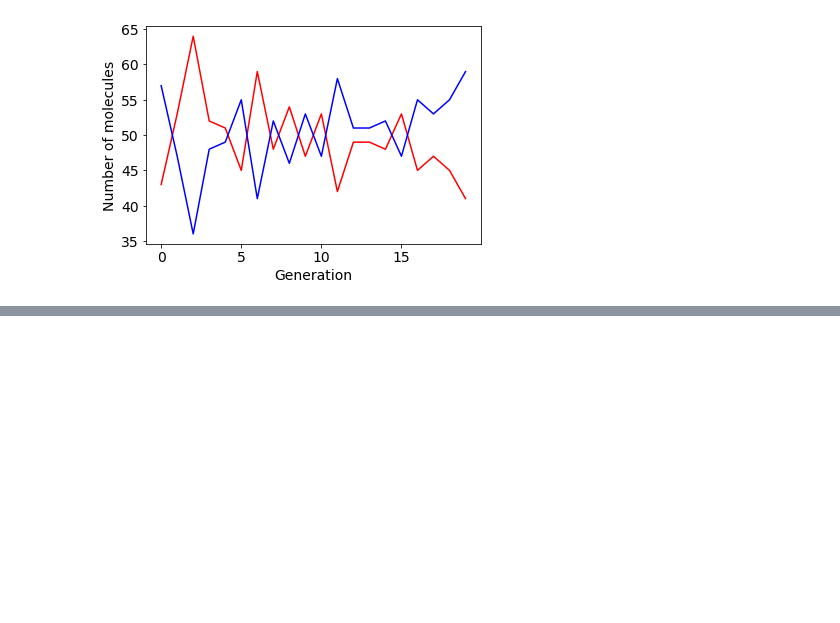
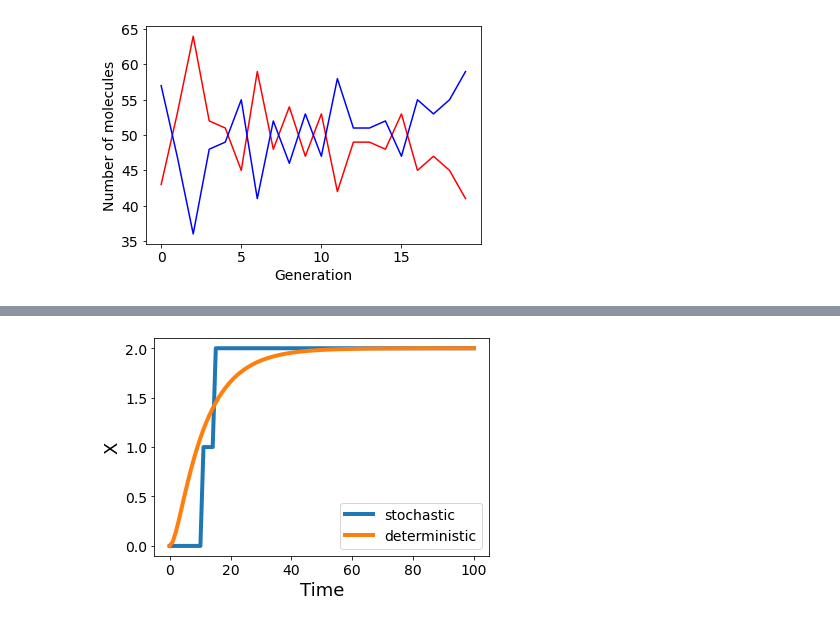
Before and after one commit to BioSysDesign/E164, a Jupyter notebook: reading/week7_stochastic_systems.ipynb, the cells around one changed output, grey strips where cells are left out. Cells and saved outputs as stored; diff of their text form; code cells hidden in the pictures; blank space fills up the shorter version.

```diff
--- a/reading/week7_stochastic_systems.ipynb
+++ b/reading/week7_stochastic_systems.ipynb
@@ -115,0 +218,24 @@ The first two terms define the ways in which we get to the microstate with $X$ m
+# %%
+species = ['T', 'X']
+params = [('k_tx', 1), ('d_T', 0.5), ('k_tl', 0.1), ('d_X', 0.1)]
+r0 = ([], ['T'], 'general', {'rate':'k_tx - d_T*T'})
+r1 = ([], ['X'], 'general', {'rate':'k_tl*T - d_X*X'})
+initial_conditions = {'T':0, 'X':0}
+unregulated_expr = Model(species = species, reactions = [r0, r1],
+                         parameters = params,
+                         initial_condition_dict = initial_conditions)
+results_stoch = py_simulate_model(Model = unregulated_expr,
+                                  timepoints = timepoints,
+                                  stochastic = True)
+results_det = py_simulate_model(Model = unregulated_expr,
+                                timepoints = timepoints,
+                                stochastic = False)
+ax = plt.axes()
+ax.plot(timepoints, results_stoch['X'], lw = 4, label = 'stochastic')
+ax.plot(timepoints, results_det['X'], lw = 4, label = 'deterministic')
+ax.set_xlabel('Time', fontsize = 18)
+ax.set_ylabel('X', fontsize = 18)
+ax.tick_params(labelsize = 14)
+ax.legend(fontsize = 14);
+# %% [output]
+[figure, added]
```
Also changed, not shown: parts of 9 cells of this notebook, 1 other file.
